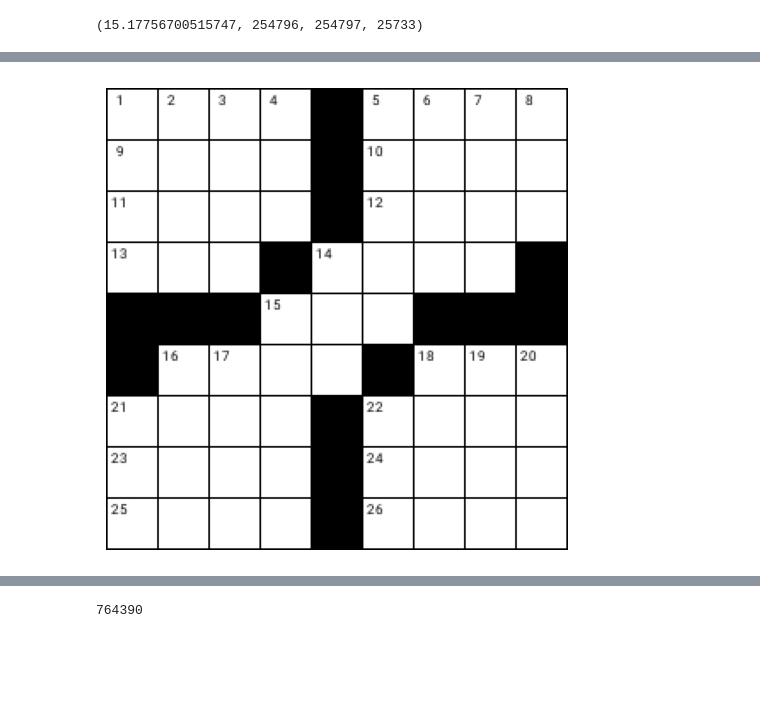
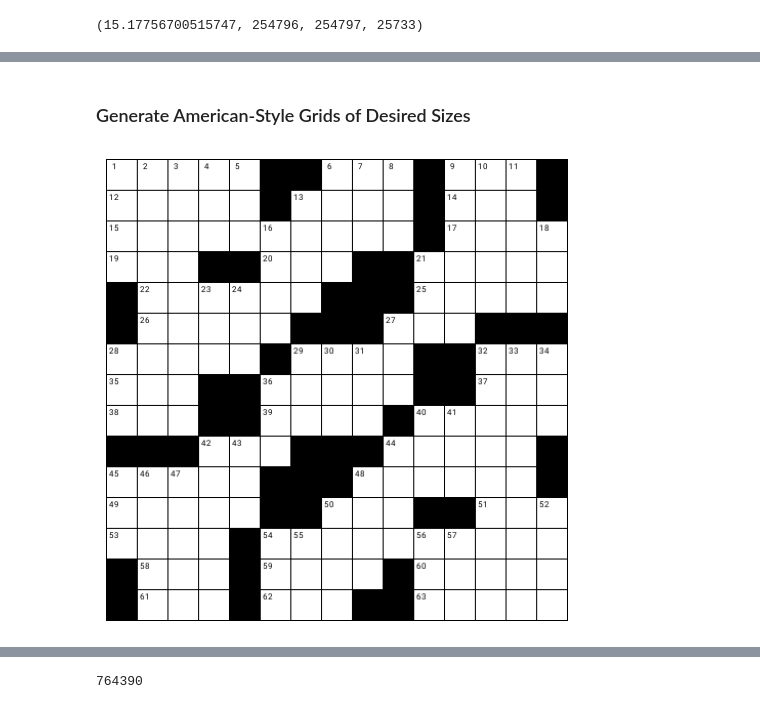
Before and after one commit to prajeshshrestha/Crossword-Generator, a Jupyter notebook: Crossword_Generator_Backtracking_V2.ipynb, the cells around one changed output, grey strips where cells are left out. Saved outputs shown, nothing was run; the diff lists cells and outputs as text; code cells hidden in the pictures; blank space fills up the shorter version.

```diff
--- a/Crossword_Generator_Backtracking_V2.ipynb
+++ b/Crossword_Generator_Backtracking_V2.ipynb
@@ -951,24 +1073,26 @@ len(creator.states)
+# %% [markdown]
+### Generate American-Style Grids of Desired Sizes
 # %%
 from grid_generator_latest import generate_grid
 
-json_data, symmetry = generate_grid(grid_size = 9, b_factor = 5, display_grid = True)
+json_data, symmetry = generate_grid(grid_size = 15, b_factor = 4, display_grid = True)
 
 rows = json_data['size']['rows']
 cols = json_data['size']['cols']
 grid = json_data['grid']
 reshaped_grid = [grid[i:i + rows] for i in range(0, len(grid), rows)]
 
 grid = []
 for i in reshaped_grid:
     row = []
     for j in i:
         if j == '.':
             row.append('')
         else:
             row.append('A')
     grid.append(row)
 # pprint(grid)
 # %% [output]
-[figure, old version]
+[figure, new version]
 # %%
 start_t = time.time()
```
Also changed, not shown: parts of 25 cells of this notebook.
